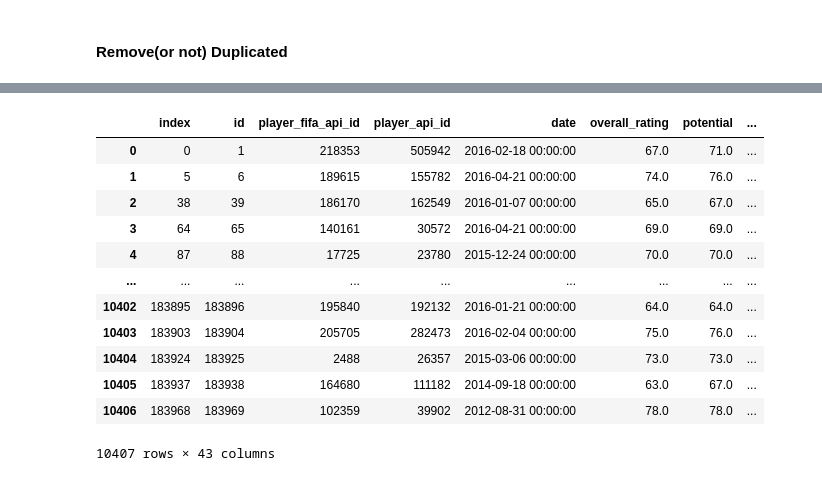
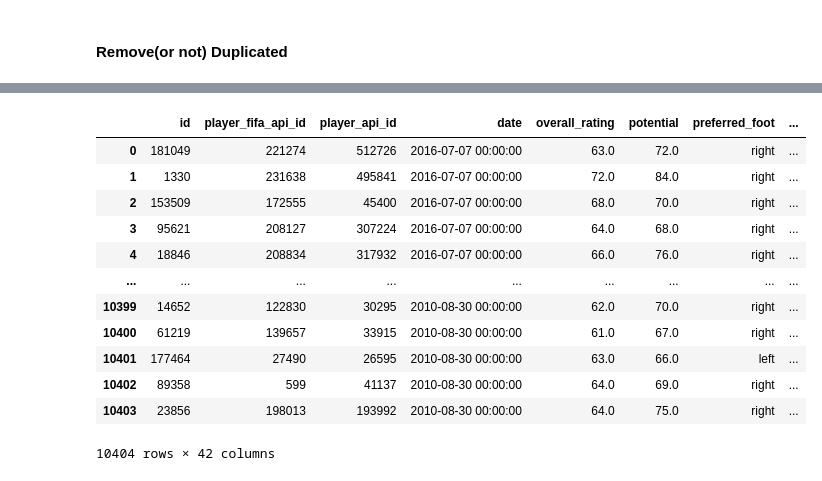
Before and after one commit to alessandrogums/ETL-Data-FIFA, a Jupyter notebook: script_Player _attributes.ipynb, the cells around one changed output, grey strips where cells are left out. Cells and saved outputs as stored; diff of their text form; code cells hidden in the pictures.

```diff
--- a/script_Player _attributes.ipynb
+++ b/script_Player _attributes.ipynb
@@ -327,18 +322,22 @@ Data_cleaning.remove_nans(name_column=list_att_cont_cols)
+# %%
+Data_Transf=Data_Transf.sort_values(by='date',ascending=False)
 # %%
-#Removendo os campos de IDs que estão duplicados, sendo eles: player_fifa_api_id e player_api_id
+#Agora, removendo os campos de IDs que estão duplicados, sendo eles: player_fifa_api_id e player_api_id
 
-Data_cleaning.remove_dup(name_column=['player_fifa_api_id','player_api_id'])
+Data_cleaning_fin=DataTransform(dataframe_to_transform=Data_Transf)
-# %% [output]
-|  | index | id | player_fifa_api_id | player_api_id | date | overall_rating | potential | ... |
-| 0 | 0 | 1 | 218353 | 505942 | 2016-02-18 00:00:00 | 67.0 | 71.0 | ... |
-| 1 | 5 | 6 | 189615 | 155782 | 2016-04-21 00:00:00 | 74.0 | 76.0 | ... |
-| 2 | 38 | 39 | 186170 | 162549 | 2016-01-07 00:00:00 | 65.0 | 67.0 | ... |
-| 3 | 64 | 65 | 140161 | 30572 | 2016-04-21 00:00:00 | 69.0 | 69.0 | ... |
-| 4 | 87 | 88 | 17725 | 23780 | 2015-12-24 00:00:00 | 70.0 | 70.0 | ... |
-| ... | ... | ... | ... | ... | ... | ... | ... | ... |
-| 10402 | 183895 | 183896 | 195840 | 192132 | 2016-01-21 00:00:00 | 64.0 | 64.0 | ... |
-| 10403 | 183903 | 183904 | 205705 | 282473 | 2016-02-04 00:00:00 | 75.0 | 76.0 | ... |
-| 10404 | 183924 | 183925 | 2488 | 26357 | 2015-03-06 00:00:00 | 73.0 | 73.0 | ... |
-| 10405 | 183937 | 183938 | 164680 | 111182 | 2014-09-18 00:00:00 | 63.0 | 67.0 | ... |
-| 10406 | 183968 | 183969 | 102359 | 39902 | 2012-08-31 00:00:00 | 78.0 | 78.0 | ... |
-10407 rows × 43 columns
+# %%
+Data_cleaning_fin.remove_dup(name_columns=['player_fifa_api_id','player_api_id'])
+# %% [output]
+|  | id | player_fifa_api_id | player_api_id | date | overall_rating | potential | preferred_foot | ... |
+| 0 | 181049 | 221274 | 512726 | 2016-07-07 00:00:00 | 63.0 | 72.0 | right | ... |
+| 1 | 1330 | 231638 | 495841 | 2016-07-07 00:00:00 | 72.0 | 84.0 | right | ... |
+| 2 | 153509 | 172555 | 45400 | 2016-07-07 00:00:00 | 68.0 | 70.0 | right | ... |
+| 3 | 95621 | 208127 | 307224 | 2016-07-07 00:00:00 | 64.0 | 68.0 | right | ... |
+| 4 | 18846 | 208834 | 317932 | 2016-07-07 00:00:00 | 66.0 | 76.0 | right | ... |
+| ... | ... | ... | ... | ... | ... | ... | ... | ... |
+| 10399 | 14652 | 122830 | 30295 | 2010-08-30 00:00:00 | 62.0 | 70.0 | right | ... |
+| 10400 | 61219 | 139657 | 33915 | 2010-08-30 00:00:00 | 61.0 | 67.0 | right | ... |
+| 10401 | 177464 | 27490 | 26595 | 2010-08-30 00:00:00 | 63.0 | 66.0 | left | ... |
+| 10402 | 89358 | 599 | 41137 | 2010-08-30 00:00:00 | 64.0 | 69.0 | right | ... |
+| 10403 | 23856 | 198013 | 193992 | 2010-08-30 00:00:00 | 64.0 | 75.0 | right | ... |
+10404 rows × 42 columns
```
Also changed, not shown: parts of 24 cells of this notebook, 3 other files.
